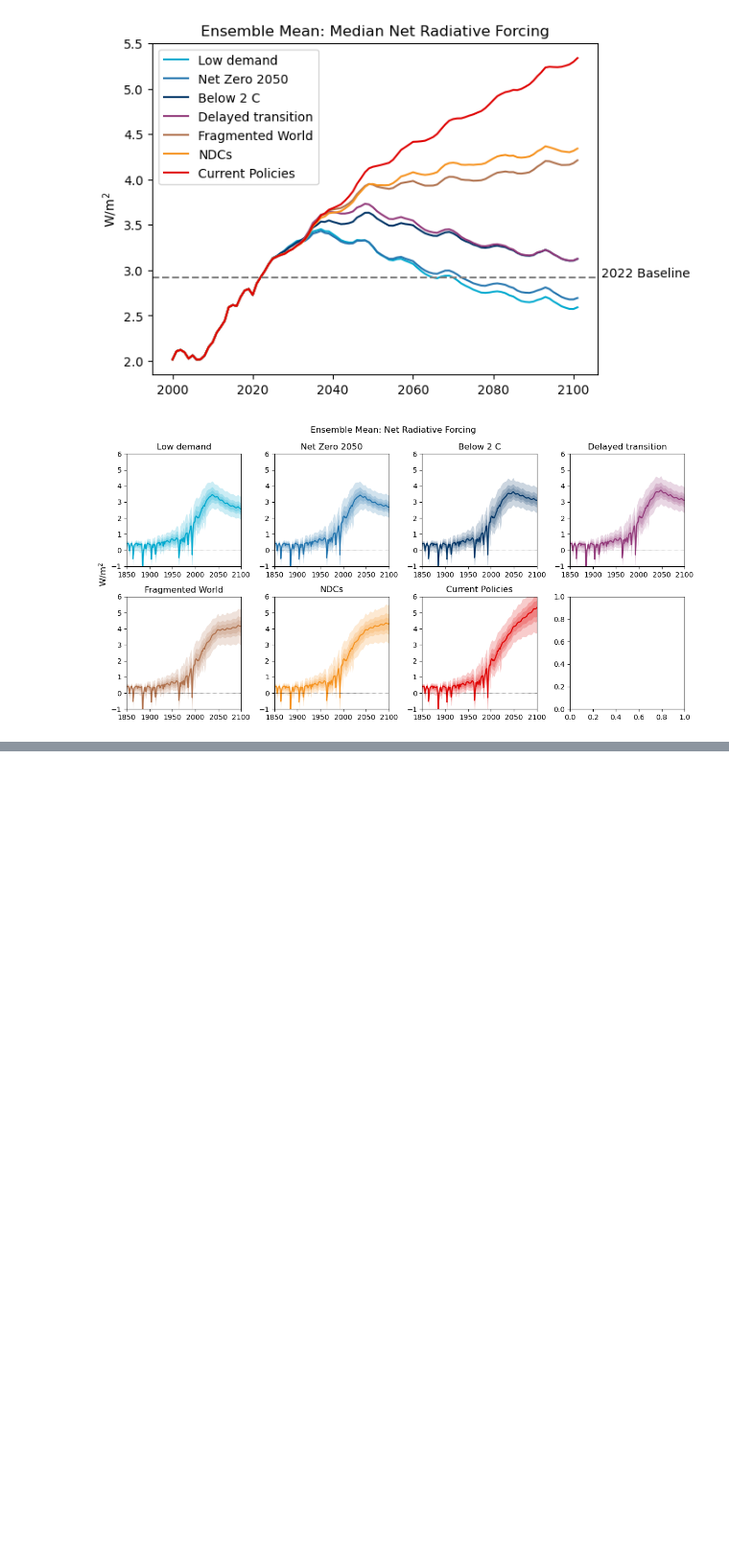
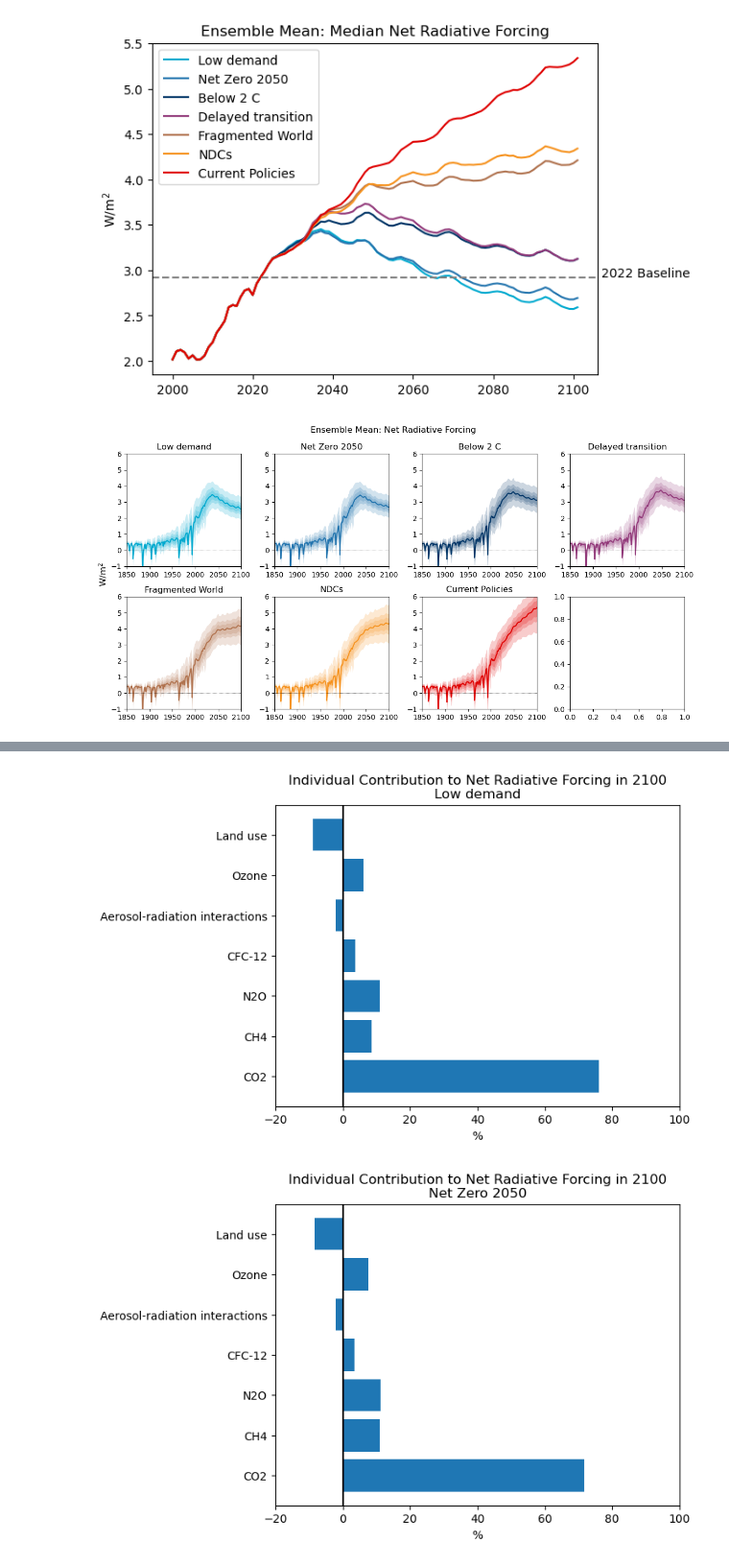
Before and after one commit to ericasimon16/woodwell_internship, a Jupyter notebook: ensemble_mean.ipynb, the cells around one changed output, grey strips where cells are left out. Shown at 96% size. Saved outputs shown, nothing was run; the diff lists cells and outputs as text; code cells hidden in the pictures; blank space fills up the shorter version.

Commit message:
plotting % of net ERF

```diff
--- a/ensemble_mean.ipynb
+++ b/ensemble_mean.ipynb
@@ -470,0 +475,6 @@ plt.savefig('plots/ens_mean/prob_forcing_timeseries.png')
+# %%
+# get ens_mean_forc in terms of percentage of total forcing, instead of absolute value
+ens_mean_forc_perc = ens_mean_forc.copy()
+
+for s in ens_mean_forc_perc.specie.values:
+    ens_mean_forc_perc['forcing'].loc[dict(specie=s)] = ens_mean_forc_perc['forcing'].loc[dict(specie=s)] / ens_mean_forc_sum.forcing * 100
@@ -470,0 +493,26 @@ plt.savefig('plots/ens_mean/prob_forcing_timeseries.png')
+# %%
+for scenario in scenario_order:
+
+    dta = ens_mean_forc_perc.forcing.loc[dict(timebounds=2100, scenario=scenario)]
+
+    species = []
+    vals = []
+
+    for spec in dta.specie.values:
+        val = np.median(dta.loc[dict(specie=spec)])
+        if abs(val) > 2:
+            species.append(spec)
+            vals.append(val)
+
+    plt.barh(species, vals)
+    plt.axvline(0, color='black')
+    plt.xlim(-20, 100)
+
+    plt.title('Individual Contribution to Net Radiative Forcing in 2100\n' + scenario)
+    plt.xlabel('%')
+
+    # plt.savefig('plots/ens_mean/spec_forcing_' + scenario + '.png', bbox_inches='tight')
+    plt.show()
+# %% [output]
+[figure, added]
+[figure, added]
```
Also changed, not shown: parts of 7 cells of this notebook, 7 other files.
